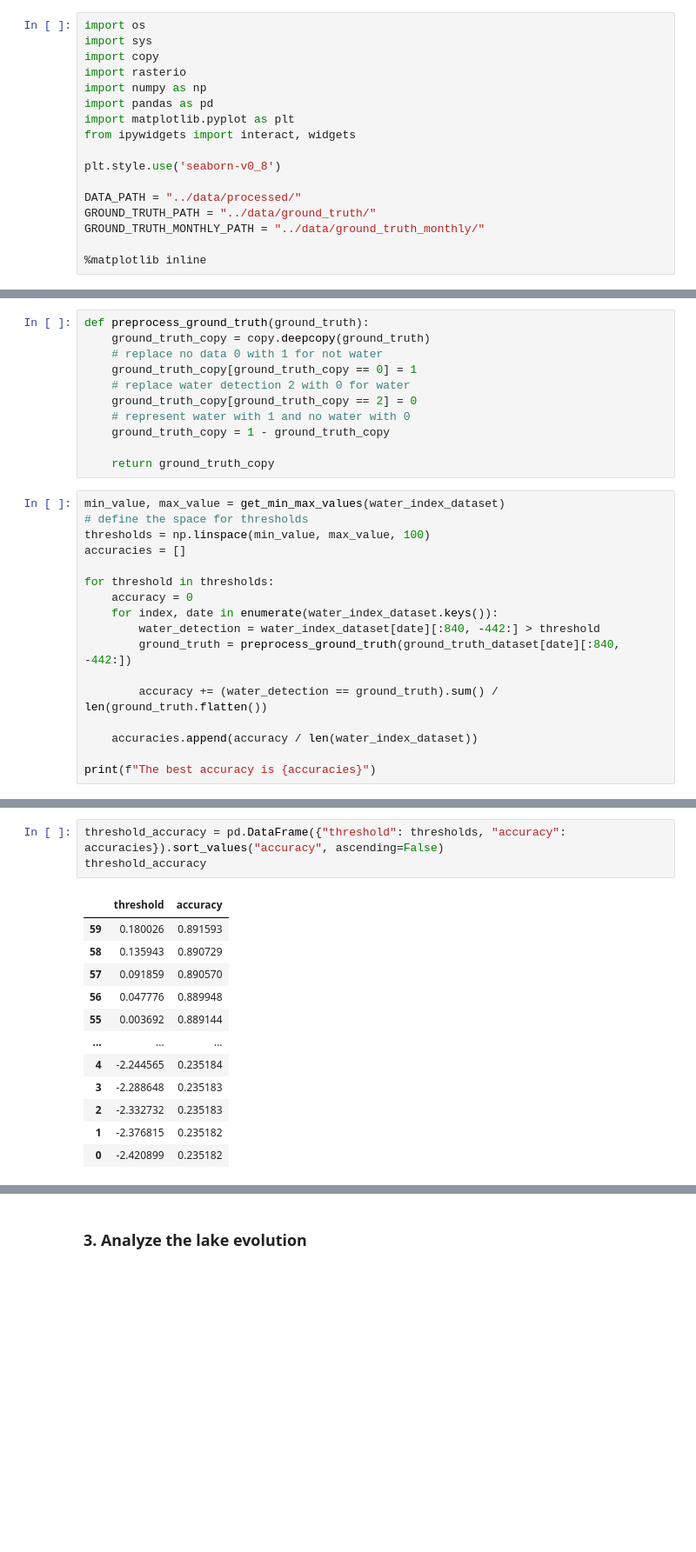
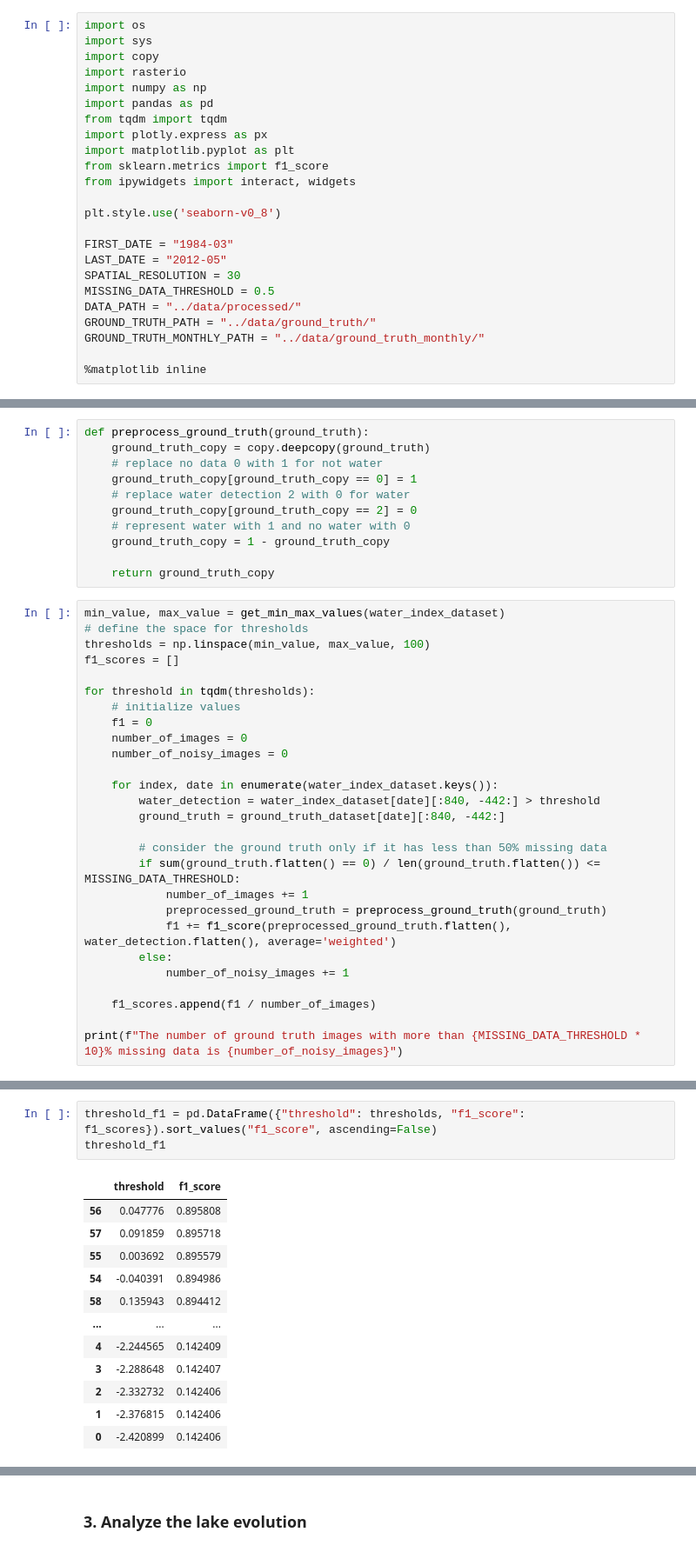
Before and after one commit to Bindila-Bogdan/Lakes-Analysis, a Jupyter notebook: notebooks/compute_lake_area.ipynb, the cells around one changed output, grey strips where cells are left out. Shown at 87% size. Drawn from its saved outputs; the diff is of its cells as text; blank space fills up the shorter version.

```diff
--- a/notebooks/compute_lake_area.ipynb
+++ b/notebooks/compute_lake_area.ipynb
@@ -9,11 +9,18 @@ import copy
 import rasterio
 import numpy as np
 import pandas as pd
+from tqdm import tqdm
+import plotly.express as px
 import matplotlib.pyplot as plt
+from sklearn.metrics import f1_score
 from ipywidgets import interact, widgets
 
 plt.style.use('seaborn-v0_8')
 
+FIRST_DATE = "1984-03"
+LAST_DATE = "2012-05"
+SPATIAL_RESOLUTION = 30
+MISSING_DATA_THRESHOLD = 0.5
 DATA_PATH = "../data/processed/"
 GROUND_TRUTH_PATH = "../data/ground_truth/"
 GROUND_TRUTH_MONTHLY_PATH = "../data/ground_truth_monthly/"
@@ -151,17 +158,27 @@ def preprocess_ground_truth(ground_truth):
 min_value, max_value = get_min_max_values(water_index_dataset)
 # define the space for thresholds
 thresholds = np.linspace(min_value, max_value, 100)
-accuracies = []
+f1_scores = []
 
-for threshold in thresholds:
-    accuracy = 0
+for threshold in tqdm(thresholds):
+    # initialize values
+    f1 = 0
+    number_of_images = 0
+    number_of_noisy_images = 0
+
     for index, date in enumerate(water_index_dataset.keys()):
         water_detection = water_index_dataset[date][:840, -442:] > threshold
-        ground_truth = preprocess_ground_truth(ground_truth_dataset[date][:840, -442:])
+        ground_truth = ground_truth_dataset[date][:840, -442:]
 
-        accuracy += (water_detection == ground_truth).sum() / len(ground_truth.flatten())
+        # consider the ground truth only if it has less than 50% missing data
+        if sum(ground_truth.flatten() == 0) / len(ground_truth.flatten()) <= MISSING_DATA_THRESHOLD:
+            number_of_images += 1
+            preprocessed_ground_truth = preprocess_ground_truth(ground_truth)
+            f1 += f1_score(preprocessed_ground_truth.flatten(), water_detection.flatten(), average='weighted')
+        else:
+            number_of_noisy_images += 1
 
-    accuracies.append(accuracy / len(water_index_dataset))
+    f1_scores.append(f1 / number_of_images)
 
-print(f"The best accuracy is {accuracies}")
+print(f"The number of ground truth images with more than {MISSING_DATA_THRESHOLD * 10}% missing data is {number_of_noisy_images}")
 # %% [output]
@@ -169,19 +186,19 @@ The best accuracy is [0.2351824039425227, 0.2351824286524773, 0.2351826757520228
 # %%
-threshold_accuracy = pd.DataFrame({"threshold": thresholds, "accuracy": accuracies}).sort_values("accuracy", ascending=False)
-threshold_accuracy
+threshold_f1 = pd.DataFrame({"threshold": thresholds, "f1_score": f1_scores}).sort_values("f1_score", ascending=False)
+threshold_f1
 # %% [output]
-|  | threshold | accuracy |
-| 59 | 0.180026 | 0.891593 |
-| 58 | 0.135943 | 0.890729 |
-| 57 | 0.091859 | 0.890570 |
-| 56 | 0.047776 | 0.889948 |
-| 55 | 0.003692 | 0.889144 |
+|  | threshold | f1_score |
+| 56 | 0.047776 | 0.895808 |
+| 57 | 0.091859 | 0.895718 |
+| 55 | 0.003692 | 0.895579 |
+| 54 | -0.040391 | 0.894986 |
+| 58 | 0.135943 | 0.894412 |
 | ... | ... | ... |
-| 4 | -2.244565 | 0.235184 |
-| 3 | -2.288648 | 0.235183 |
-| 2 | -2.332732 | 0.235183 |
-| 1 | -2.376815 | 0.235182 |
-| 0 | -2.420899 | 0.235182 |
+| 4 | -2.244565 | 0.142409 |
+| 3 | -2.288648 | 0.142407 |
+| 2 | -2.332732 | 0.142406 |
+| 1 | -2.376815 | 0.142406 |
+| 0 | -2.420899 | 0.142406 |
 100 rows × 2 columns
 # %% [markdown]
 ### 3. Analyze the lake evolution
```
Also changed, not shown: parts of 8 cells of this notebook.
